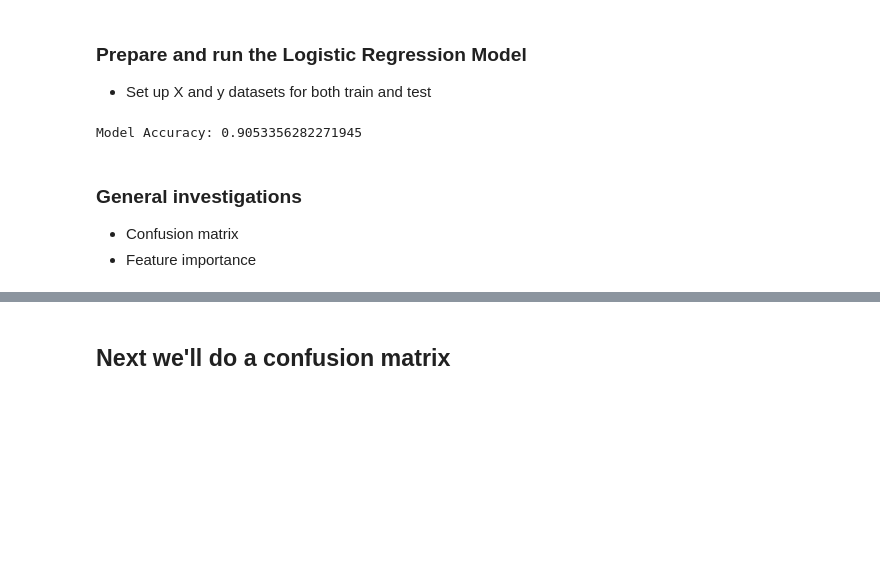
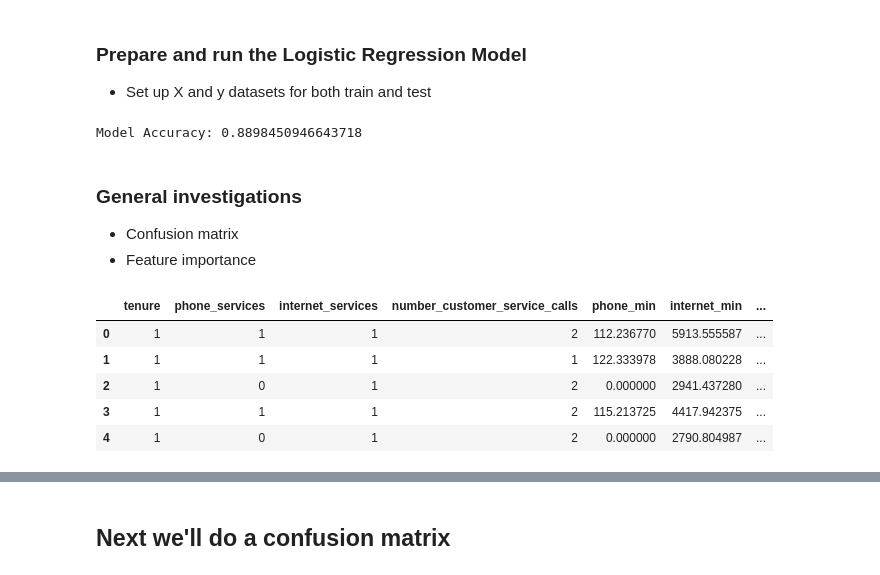
Before and after one commit to pertinax1/AI-Project-One, a Jupyter notebook: ML_Churn_1.ipynb, the cells around one changed output, grey strips where cells are left out. Cells and saved outputs as stored; diff of their text form; code cells hidden in the pictures; blank space fills up the shorter version.

```diff
--- a/ML_Churn_1.ipynb
+++ b/ML_Churn_1.ipynb
@@ -155,7 +155,7 @@ the uniqu values for  payment_method  are:
 # %%
 
 # code based on output from ChatGPT
-X2 = df.drop(['churn','treatment','uuid','trigger_price','trigger_point','trigger_quality','trigger_external','churn_after_treatment'], axis=1)
+X2 = df.drop(['churn','treatment','uuid','trigger_price','trigger_point','trigger_quality','trigger_external','churn_after_treatment','churn_surv','cluster'], axis=1)
 # could have done this in one step, but doing another drop for the columns I just encoded.
 X = X2.drop(['gender','contract_duration','payment_method'], axis=1)
 
@@ -176,10 +176,20 @@ y_pred = model.predict(X_test)
 accuracy = accuracy_score(y_test, y_pred)
 print(f"Model Accuracy: {accuracy}")
 # %% [output]
-Model Accuracy: 0.9053356282271945
+Model Accuracy: 0.8898450946643718
 # %% [markdown]
 ### General investigations
 * Confusion matrix
 * Feature importance
+# %%
+X.head()
+# Need a data dictionary, or probably should drop 'cluster and churn_surv
+# %% [output]
+|  | tenure | phone_services | internet_services | number_customer_service_calls | phone_min | internet_min | ... |
+| 0 | 1 | 1 | 1 | 2 | 112.236770 | 5913.555587 | ... |
+| 1 | 1 | 1 | 1 | 1 | 122.333978 | 3888.080228 | ... |
+| 2 | 1 | 0 | 1 | 2 | 0.000000 | 2941.437280 | ... |
+| 3 | 1 | 1 | 1 | 2 | 115.213725 | 4417.942375 | ... |
+| 4 | 1 | 0 | 1 | 2 | 0.000000 | 2790.804987 | ... |
 # %%
 def churn_accuracy_classifier(churn, pred_churn):
```
Also changed, not shown: parts of 8 cells of this notebook, 1 other file.
